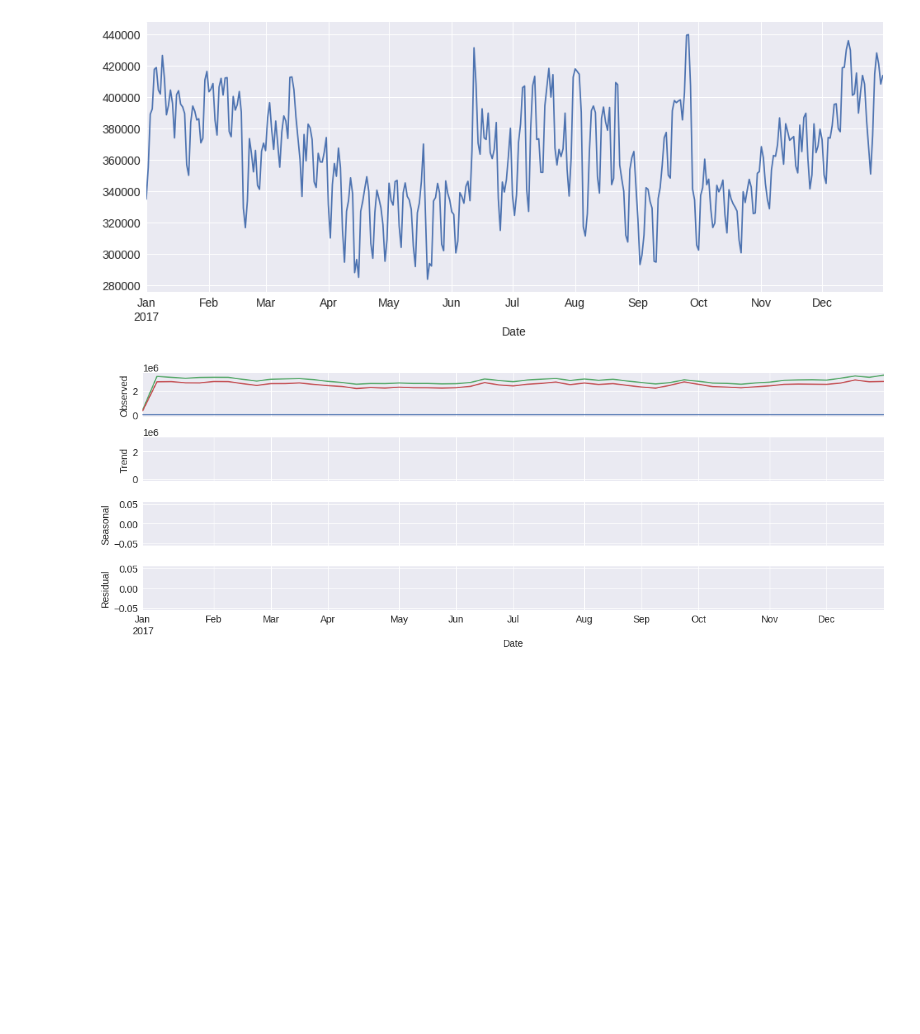
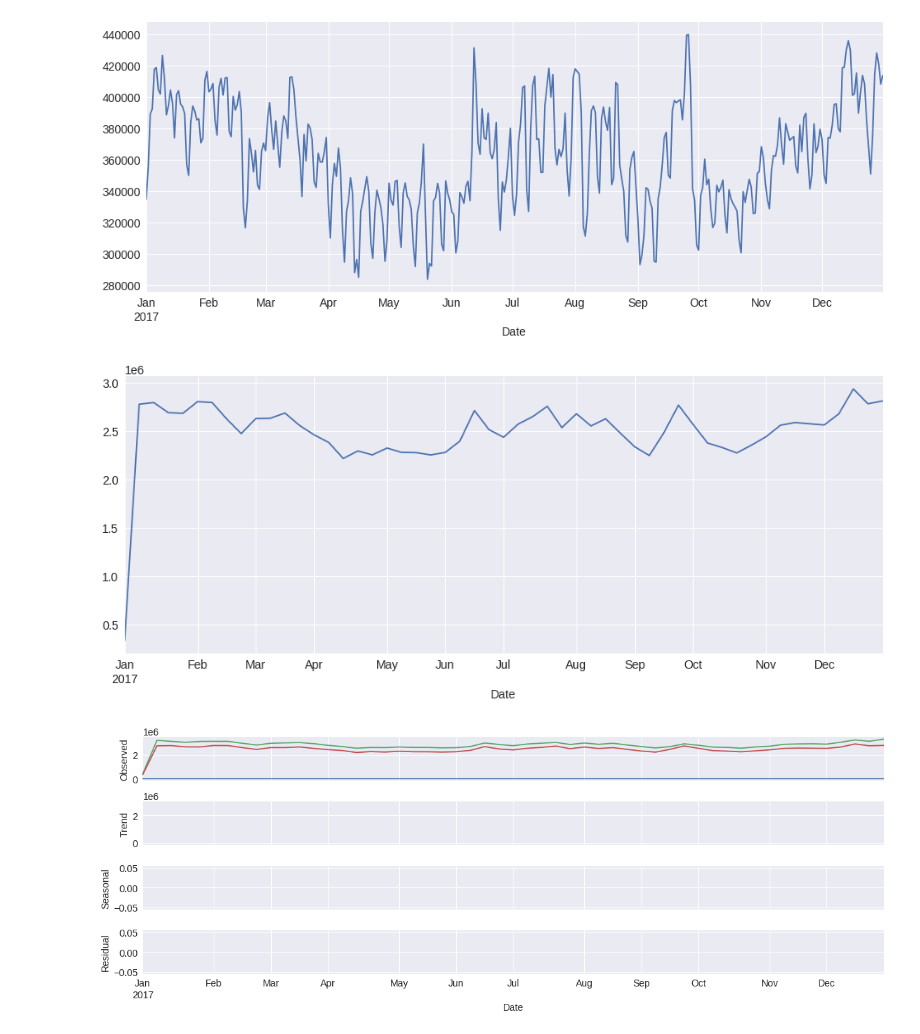
Before and after one commit to janosepah/ML_Project, a Jupyter notebook: Final_Project.ipynb, the cells around one changed output. Cells and saved outputs as stored; diff of their text form; code cells hidden in the pictures; blank space fills up the shorter version.

```diff
--- a/Final_Project.ipynb
+++ b/Final_Project.ipynb
@@ -61,6 +90,12 @@ daily_data.head(10)
 daily_data['Ontario Demand'].plot();
 # %% [output]
 [figure]
+# %%
+weekly_data = Demand.resample(rule='W').sum()
+weekly_data = weekly_data.asfreq('W')
+weekly_data['Ontario Demand'].plot();
+# %% [output]
+[figure, added]
 # %%
 #Now there's a tail end where it's not a full day, so it's dropping off.
 
```
Also changed, not shown: parts of 7 cells of this notebook.
